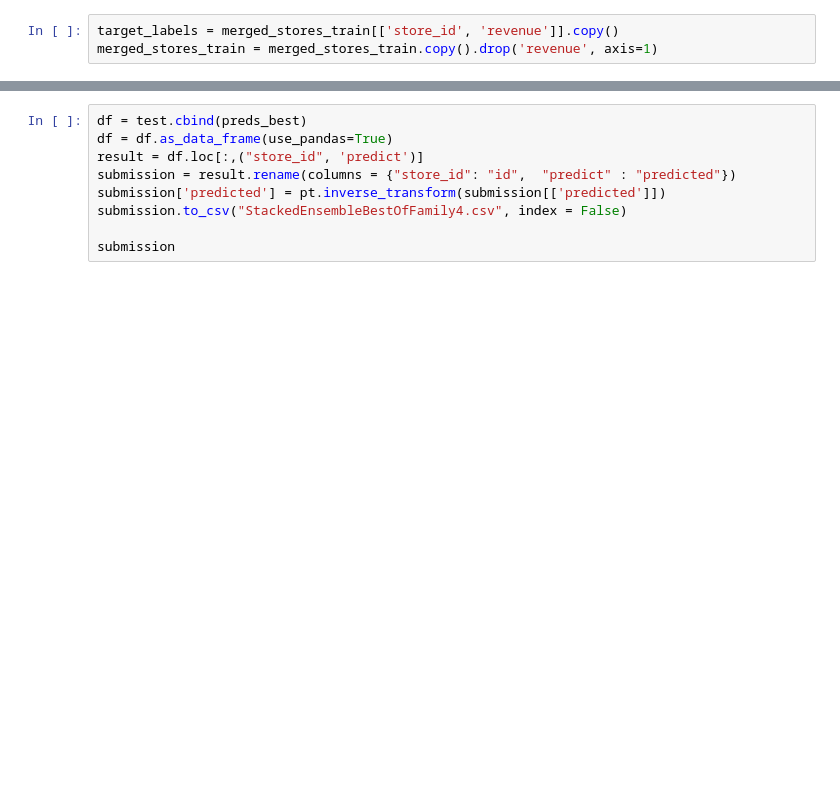
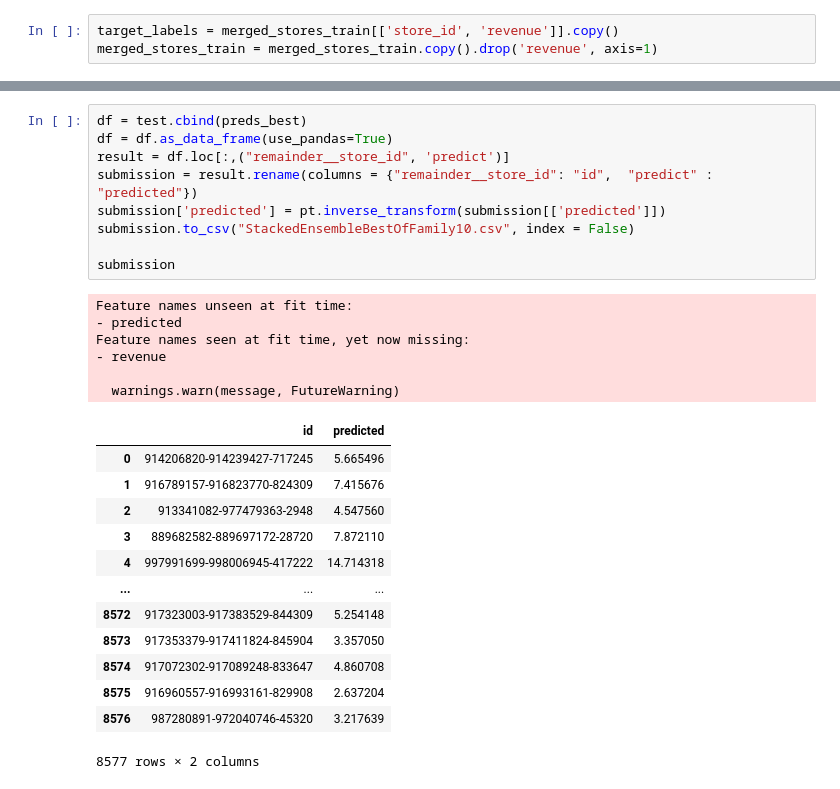
Before and after one commit to nicolaswon/tdt4173, a Jupyter notebook: notebooks/shared/ml.ipynb, the cells around one changed output, grey strips where cells are left out. Drawn from its saved outputs; the diff is of its cells as text; blank space fills up the shorter version.

```diff
--- a/notebooks/shared/ml.ipynb
+++ b/notebooks/shared/ml.ipynb
@@ -130,9 +342,29 @@ preds_best = aml.leader.predict(test)
 # %%
 df = test.cbind(preds_best)
 df = df.as_data_frame(use_pandas=True)
-result = df.loc[:,("store_id", 'predict')]
-submission = result.rename(columns = {"store_id": "id",  "predict" : "predicted"})
+result = df.loc[:,("remainder__store_id", 'predict')]
+submission = result.rename(columns = {"remainder__store_id": "id",  "predict" : "predicted"})
 submission['predicted'] = pt.inverse_transform(submission[['predicted']])
-submission.to_csv("StackedEnsembleBestOfFamily4.csv", index = False)
+submission.to_csv("StackedEnsembleBestOfFamily10.csv", index = False)
 
 submission
+# %% [output]
+Feature names unseen at fit time:
+- predicted
+Feature names seen at fit time, yet now missing:
+- revenue
+
+  warnings.warn(message, FutureWarning)
+|  | id | predicted |
+| 0 | 914206820-914239427-717245 | 5.665496 |
+| 1 | 916789157-916823770-824309 | 7.415676 |
+| 2 | 913341082-977479363-2948 | 4.547560 |
+| 3 | 889682582-889697172-28720 | 7.872110 |
+| 4 | 997991699-998006945-417222 | 14.714318 |
+| ... | ... | ... |
+| 8572 | 917323003-917383529-844309 | 5.254148 |
+| 8573 | 917353379-917411824-845904 | 3.357050 |
+| 8574 | 917072302-917089248-833647 | 4.860708 |
+| 8575 | 916960557-916993161-829908 | 2.637204 |
+| 8576 | 987280891-972040746-45320 | 3.217639 |
+8577 rows × 2 columns
```
Also changed, not shown: parts of 27 cells of this notebook, 25 other files.
